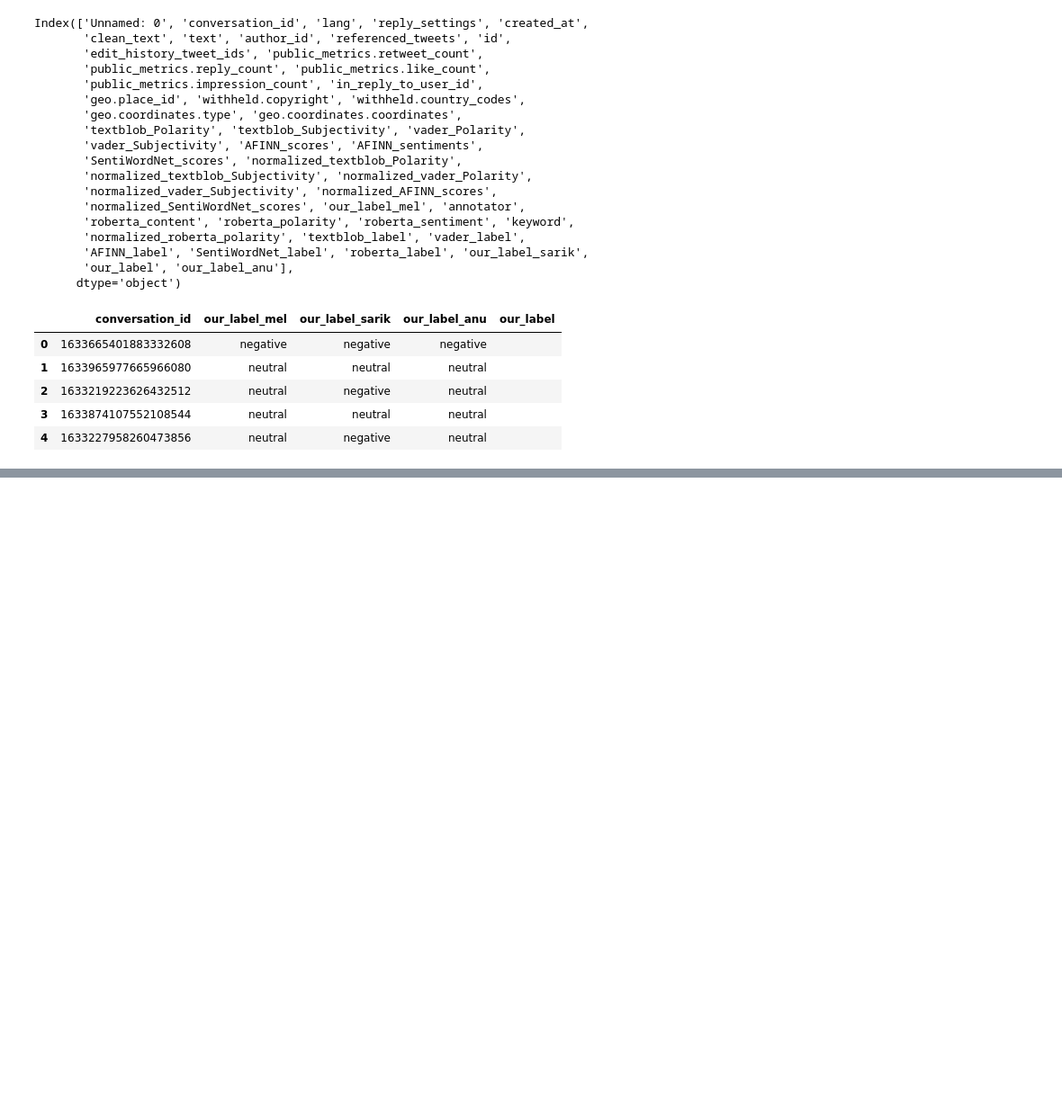
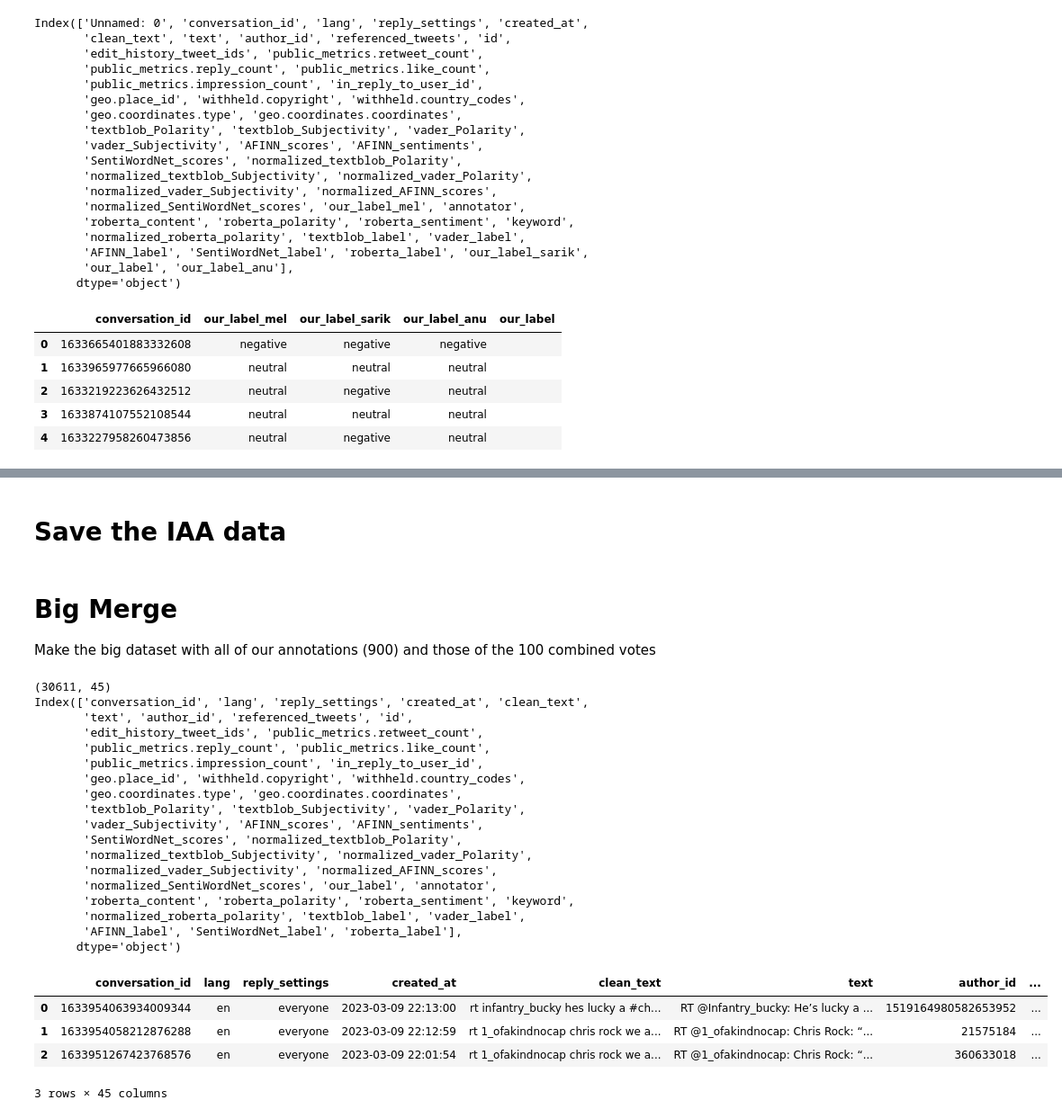
Before and after one commit to sareek/NLP_on_Social_Media_Data, a Jupyter notebook: src/melissa/IAA.ipynb, the cells around one changed output, grey strips where cells are left out. Shown at 90% size. Saved outputs shown, nothing was run; the diff lists cells and outputs as text; code cells hidden in the pictures; blank space fills up the shorter version.

```diff
--- a/src/melissa/IAA.ipynb
+++ b/src/melissa/IAA.ipynb
@@ -213,0 +214,2 @@ Our combinations (including the vote):
+# %% [markdown]
+# Save the IAA data
@@ -213,0 +219,33 @@ Our combinations (including the vote):
+# %% [markdown]
+# Big Merge
+
+Make the big dataset with all of our annotations (900) and those of the 100 combined votes
+# %%
+big_df = pd.read_json('../../data/five_models_normalized_categorical_2023-04-17_23.29.43.888250.json')
+print(big_df.shape)
+print(big_df.columns)
+big_df.head(3)
+# %% [output]
+(30611, 45)
+Index(['conversation_id', 'lang', 'reply_settings', 'created_at', 'clean_text',
+       'text', 'author_id', 'referenced_tweets', 'id',
+       'edit_history_tweet_ids', 'public_metrics.retweet_count',
+       'public_metrics.reply_count', 'public_metrics.like_count',
+       'public_metrics.impression_count', 'in_reply_to_user_id',
+       'geo.place_id', 'withheld.copyright', 'withheld.country_codes',
+       'geo.coordinates.type', 'geo.coordinates.coordinates',
+       'textblob_Polarity', 'textblob_Subjectivity', 'vader_Polarity',
+       'vader_Subjectivity', 'AFINN_scores', 'AFINN_sentiments',
+       'SentiWordNet_scores', 'normalized_textblob_Polarity',
+       'normalized_textblob_Subjectivity', 'normalized_vader_Polarity',
+       'normalized_vader_Subjectivity', 'normalized_AFINN_scores',
+       'normalized_SentiWordNet_scores', 'our_label', 'annotator',
+       'roberta_content', 'roberta_polarity', 'roberta_sentiment', 'keyword',
+       'normalized_roberta_polarity', 'textblob_label', 'vader_label',
+       'AFINN_label', 'SentiWordNet_label', 'roberta_label'],
+      dtype='object')
+|  | conversation_id | lang | reply_settings | created_at | clean_text | text | author_id | ... |
+| 0 | 1633954063934009344 | en | everyone | 2023-03-09 22:13:00 | rt infantry_bucky hes lucky a #ch... | RT @Infantry_bucky: He’s lucky a ... | 1519164980582653952 | ... |
+| 1 | 1633954058212876288 | en | everyone | 2023-03-09 22:12:59 | rt 1_ofakindnocap chris rock we a... | RT @1_ofakindnocap: Chris Rock: “... | 21575184 | ... |
+| 2 | 1633951267423768576 | en | everyone | 2023-03-09 22:01:54 | rt 1_ofakindnocap chris rock we a... | RT @1_ofakindnocap: Chris Rock: “... | 360633018 | ... |
+3 rows × 45 columns
```
Also changed, not shown: parts of 20 cells of this notebook, 4 other files.
